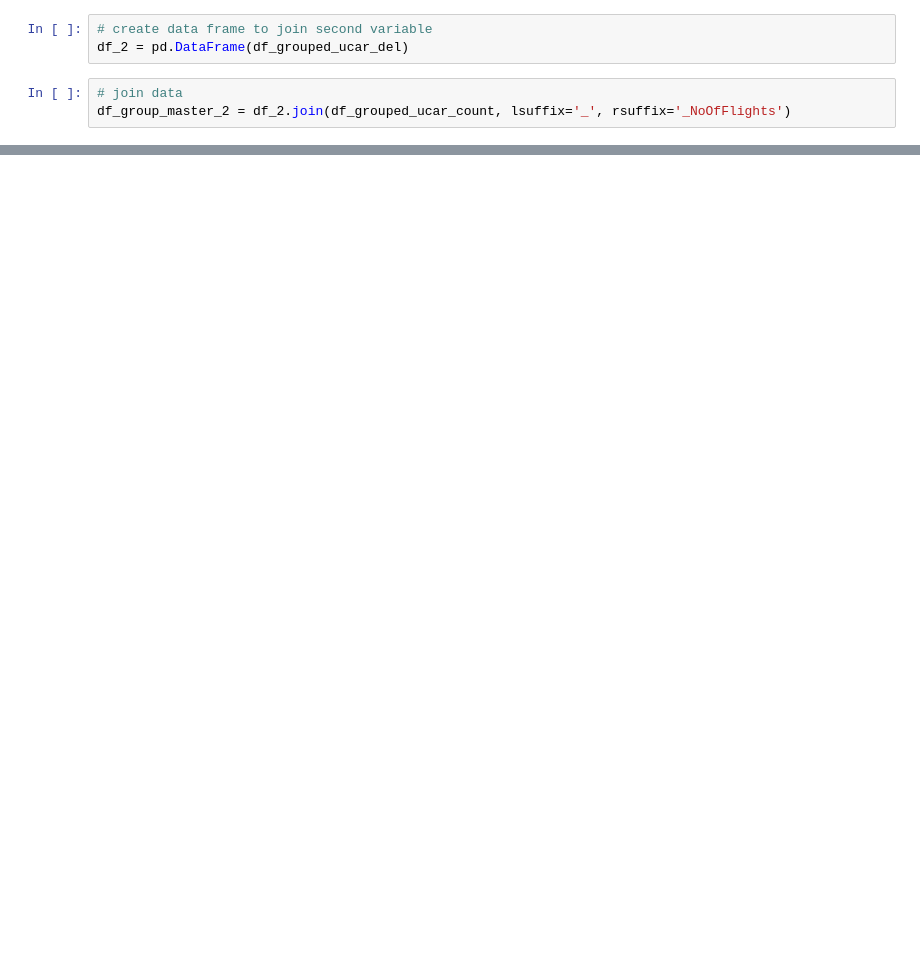
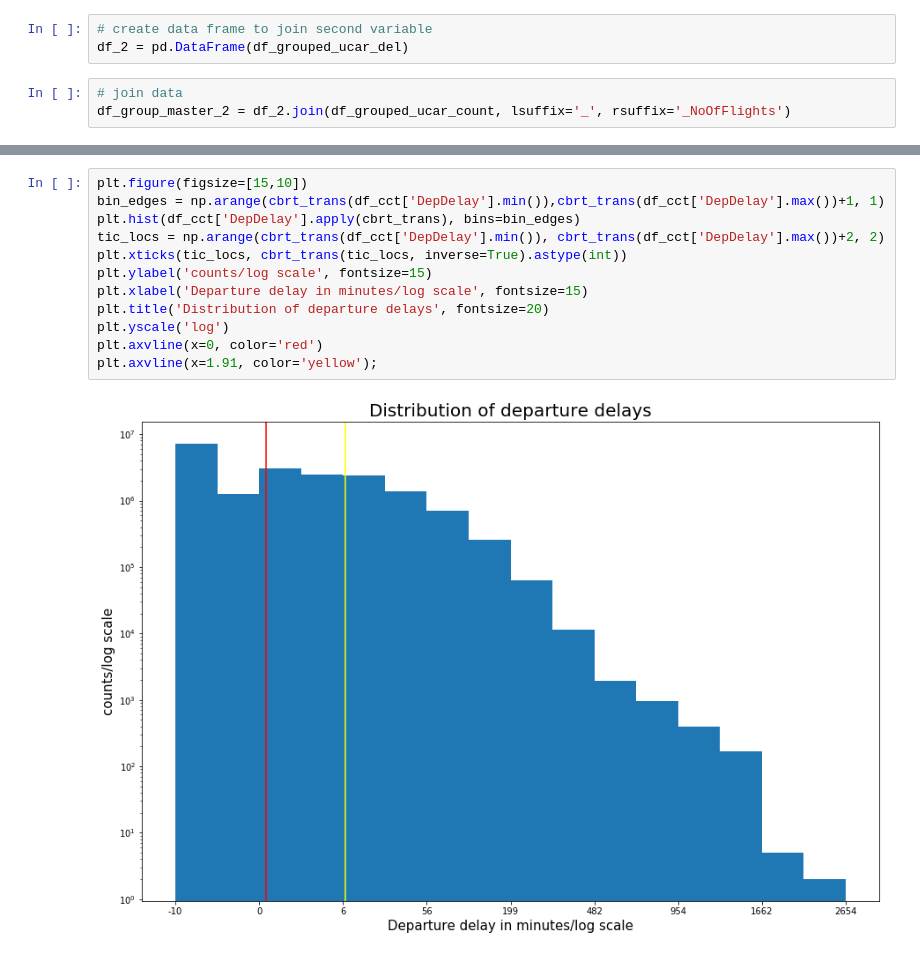
Before and after one commit to ToHa1966/Flights, a Jupyter notebook: Flights.ipynb, the cells around one changed output, grey strips where cells are left out. Drawn from its saved outputs; the diff is of its cells as text; blank space fills up the shorter version.

```diff
--- a/Flights.ipynb
+++ b/Flights.ipynb
@@ -2945,0 +3010,14 @@ g.map(plt.scatter,  'Distance', 'ArrDelay');
+# %%
+plt.figure(figsize=[15,10])
+bin_edges = np.arange(cbrt_trans(df_cct['DepDelay'].min()),cbrt_trans(df_cct['DepDelay'].max())+1, 1)
+plt.hist(df_cct['DepDelay'].apply(cbrt_trans), bins=bin_edges)
+tic_locs = np.arange(cbrt_trans(df_cct['DepDelay'].min()), cbrt_trans(df_cct['DepDelay'].max())+2, 2)
+plt.xticks(tic_locs, cbrt_trans(tic_locs, inverse=True).astype(int))
+plt.ylabel('counts/log scale', fontsize=15)
+plt.xlabel('Departure delay in minutes/log scale', fontsize=15)
+plt.title('Distribution of departure delays', fontsize=20)
+plt.yscale('log')
+plt.axvline(x=0, color='red')
+plt.axvline(x=1.91, color='yellow');
+# %% [output]
+[figure, added]
```
Also changed, not shown: parts of 128 cells of this notebook.
